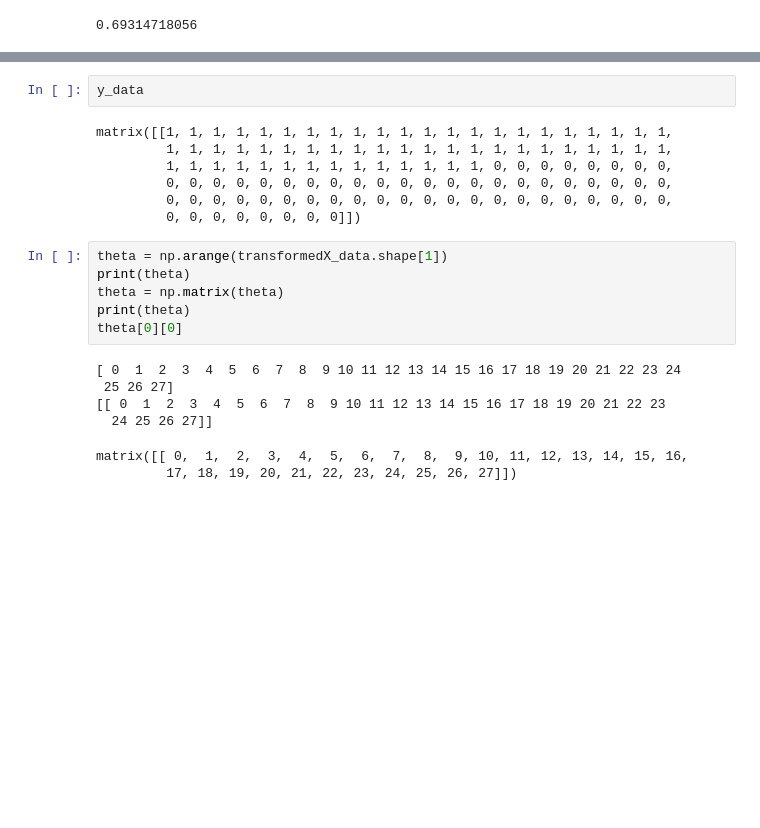
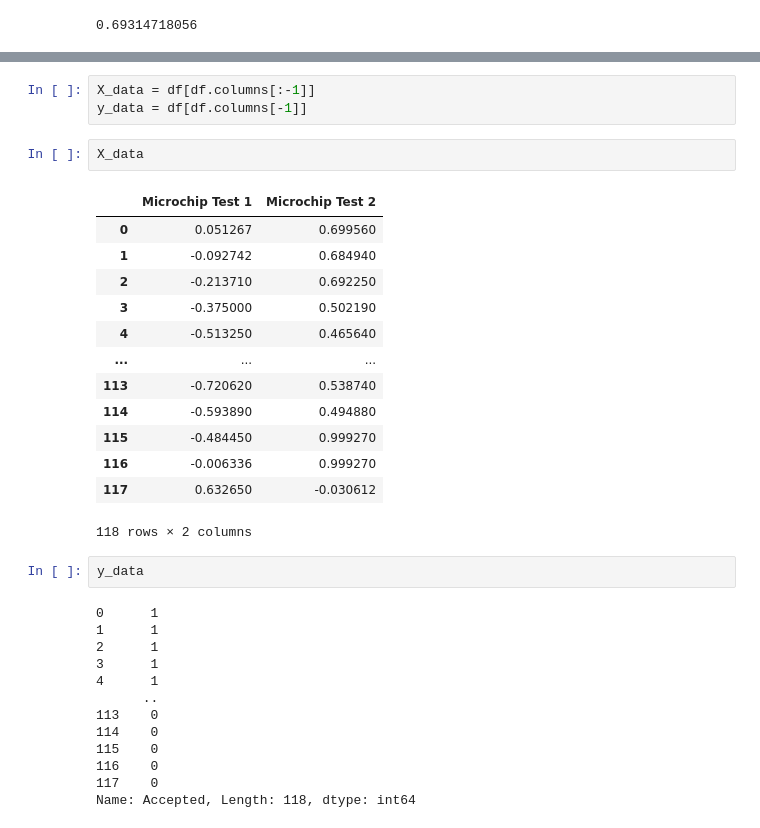
Before and after one commit to esywang/ML_Tutorials, a Jupyter notebook: ex3_LogRgr/Log_Regr_Tut2.ipynb, the cells around one changed output, grey strips where cells are left out. Saved outputs shown, nothing was run; the diff lists cells and outputs as text; blank space fills up the shorter version.

```diff
--- a/ex3_LogRgr/Log_Regr_Tut2.ipynb
+++ b/ex3_LogRgr/Log_Regr_Tut2.ipynb
@@ -228,22 +307,34 @@ print (new_theta)
+# %%
+X_data = df[df.columns[:-1]]
+y_data = df[df.columns[-1]]
+# %%
+X_data
+# %% [output]
+|  | Microchip Test 1 | Microchip Test 2 |
+| 0 | 0.051267 | 0.699560 |
+| 1 | -0.092742 | 0.684940 |
+| 2 | -0.213710 | 0.692250 |
+| 3 | -0.375000 | 0.502190 |
+| 4 | -0.513250 | 0.465640 |
+| ... | ... | ... |
+| 113 | -0.720620 | 0.538740 |
+| 114 | -0.593890 | 0.494880 |
+| 115 | -0.484450 | 0.999270 |
+| 116 | -0.006336 | 0.999270 |
+| 117 | 0.632650 | -0.030612 |
+118 rows × 2 columns
 # %%
 y_data
 # %% [output]
-matrix([[1, 1, 1, 1, 1, 1, 1, 1, 1, 1, 1, 1, 1, 1, 1, 1, 1, 1, 1, 1, 1, 1,
-         1, 1, 1, 1, 1, 1, 1, 1, 1, 1, 1, 1, 1, 1, 1, 1, 1, 1, 1, 1, 1, 1,
-         1, 1, 1, 1, 1, 1, 1, 1, 1, 1, 1, 1, 1, 1, 0, 0, 0, 0, 0, 0, 0, 0,
-         0, 0, 0, 0, 0, 0, 0, 0, 0, 0, 0, 0, 0, 0, 0, 0, 0, 0, 0, 0, 0, 0,
-         0, 0, 0, 0, 0, 0, 0, 0, 0, 0, 0, 0, 0, 0, 0, 0, 0, 0, 0, 0, 0, 0,
-         0, 0, 0, 0, 0, 0, 0, 0]])
+0      1
+1      1
+2      1
+3      1
+4      1
+      ..
+113    0
+114    0
+115    0
+116    0
+117    0
+Name: Accepted, Length: 118, dtype: int64
-# %%
-theta = np.arange(transformedX_data.shape[1])
-print(theta)
-theta = np.matrix(theta)
-print(theta)
-theta[0][0]
-# %% [output]
-[ 0  1  2  3  4  5  6  7  8  9 10 11 12 13 14 15 16 17 18 19 20 21 22 23 24
- 25 26 27]
-[[ 0  1  2  3  4  5  6  7  8  9 10 11 12 13 14 15 16 17 18 19 20 21 22 23
-  24 25 26 27]]
-matrix([[ 0,  1,  2,  3,  4,  5,  6,  7,  8,  9, 10, 11, 12, 13, 14, 15, 16,
-         17, 18, 19, 20, 21, 22, 23, 24, 25, 26, 27]])
```
Also changed, not shown: parts of 14 cells of this notebook.
